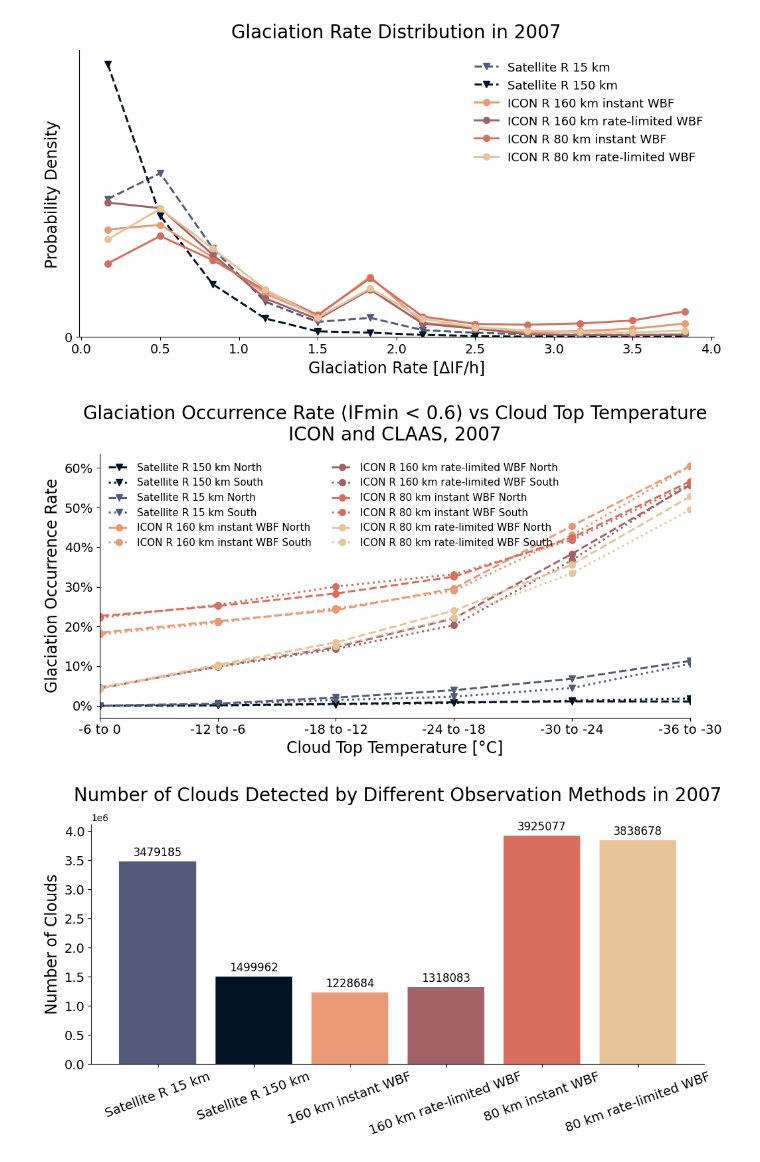
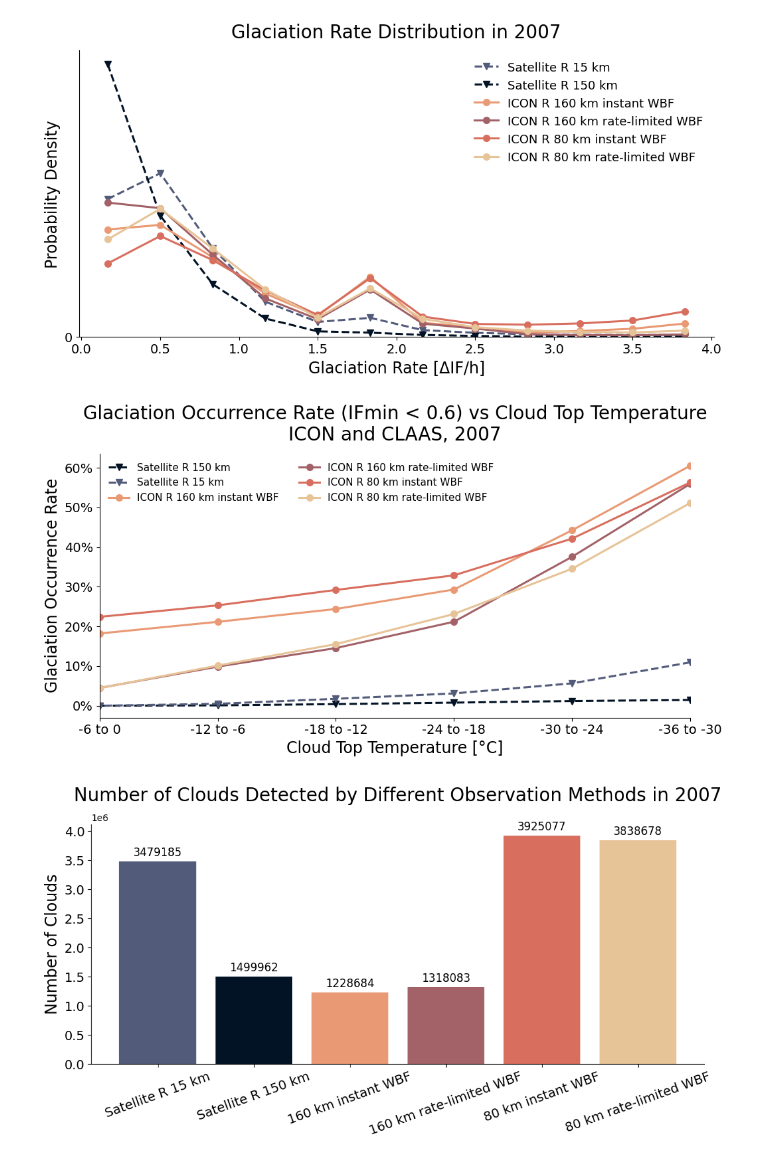
Before and after one commit to DragomirNikolov/MSGI, a Jupyter notebook: plotting/model_vs_satellite_plots_resolution.ipynb, the cells around one changed output. Drawn from its saved outputs; the diff is of its cells as text; code cells hidden in the pictures.

```diff
--- a/plotting/model_vs_satellite_plots_resolution.ipynb
+++ b/plotting/model_vs_satellite_plots_resolution.ipynb
@@ -90,9 +90,9 @@ Cloud_fps: {2007: '/wolke_scratch/dnikolo/GTE_Results/Final_results/2007_all.par
 All temp ranges covered for year 2007.
 # %%
 # config_r2b4_v1 = read_config("/cluster/work/climate/dnikolo/n2o/Glaciation_time_estimator/configs/ICON_output/no_nudging/R2B4/wbf_v1/template.yaml")
-config_r2b4_v1 = read_config("/wolke_scratch/dnikolo/Glaciation_time_estimator/configs/ICON_output/no_nudging/R2B4/wbf_v1/template.yaml")
+config_r2b4_v1 = read_config("/nfs/ch4/wolke_scratch/dnikolo/Glaciation_time_estimator/configs/ICON_output/no_nudging/R2B4/wbf_v1/template.yaml")
 loader_r2b4_v1 = ChunkLoader([2007],config_r2b4_v1,filter=True)
-# config_r2b4_v1 = read_config("/wolke_scratch/dnikolo/Glaciation_time_estimator/configs/ICON_output/wbf_v1_ndg_1y/read_n2o.yaml")
+# config_r2b4_v1 = read_config("/nfs/ch4/wolke_scratch/dnikolo/Glaciation_time_estimator/configs/ICON_output/wbf_v1_ndg_1y/read_n2o.yaml")
 # config_r2b4_v1 = read_config("/nfs/ch4/wolke_scratch/dnikolo/Glaciation_time_estimator/configs/ICON_output/nudged_3y/2007_tracking/01_01.yaml")
 
 # config_r2b4_v1 = read_config("/cluster/work/climate/dnikolo/n2o/Glaciation_time_estimator/configs/ICON_output/nudged_3y/12_02_testing.yaml")
@@ -104,8 +104,8 @@ loader_r2b4_v1 = ChunkLoader([2007],config_r2b4_v1,filter=True)
 # glac_model = pd.read_parquet("/nfs/ch4/wolke_scratch/dnikolo/ICON_Data/no_nudging/R2B4/debug_fwbf_00_v3/postprocessing_output/Results/Agg_03_glaciations_20070115.0000_20070131.2345.parquet")
 # clouds_model= pd.read_parquet("/nfs/ch4/wolke_scratch/dnikolo/ICON_Data/no_nudging/R2B4/debug_no_ndg_v3/postprocessing_output/Results/Agg_03_clouds_20071215.0000_20071231.2345.parquet")
 # glac_model = pd.read_parquet("/nfs/ch4/wolke_scratch/dnikolo/ICON_Data/no_nudging/R2B4/debug_no_ndg_v3/postprocessing_output/Results/Agg_03_glaciations_20071215.0000_20071231.2345.parquet")
-# clouds_model_new_wbf =  pd.read_parquet("/wolke_scratch/dnikolo/ICON_Data/no_nudging/R2B5/wbf_v3/postprocessing_output/Results/Agg_03_clouds_20070115.0000_20070131.2345.parquet")
-# glac_model_new_wbf = pd.read_parquet("/wolke_scratch/dnikolo/ICON_Data/no_nudging/R2B5/wbf_v3/postprocessing_output/Results/Agg_03_glaciations_20070115.0000_20070131.2345.parquet")
+# clouds_model_new_wbf =  pd.read_parquet("/nfs/ch4/wolke_scratch/dnikolo/ICON_Data/no_nudging/R2B5/wbf_v3/postprocessing_output/Results/Agg_03_clouds_20070115.0000_20070131.2345.parquet")
+# glac_model_new_wbf = pd.read_parquet("/nfs/ch4/wolke_scratch/dnikolo/ICON_Data/no_nudging/R2B5/wbf_v3/postprocessing_output/Results/Agg_03_glaciations_20070115.0000_20070131.2345.parquet")
 # pd.read_parquet("/nfs/ch4/wolke_scratch/dnikolo/ICON_Data/no_nudging/R2B5/wbf_v1/postprocessing_output/Results/Agg_03_clouds_20070115.0000_20070131.2345.parquet")
 # %% [output]
 Cloud_fps: {2007: '/nfs/ch4/wolke_scratch/dnikolo/ICON_Data/no_nudging/R2B4/wbf_v1/postprocessing_output/Final_results/2007_all.parquet'}
@@ -118,7 +118,7 @@ Missing cloud coverage for year 2007:
   month=04, half=16-end, temp=-12
   month=04, half=16-end, temp=-6
 # %%
-config_r2b4_v3 = read_config("/wolke_scratch/dnikolo/Glaciation_time_estimator/configs/ICON_output/no_nudging/R2B4/wbf_v3/template.yaml")
+config_r2b4_v3 = read_config("/nfs/ch4/wolke_scratch/dnikolo/Glaciation_time_estimator/configs/ICON_output/no_nudging/R2B4/wbf_v3/template.yaml")
 loader_r2b4_v3 = ChunkLoader([2007],config_r2b4_v3,filter=True)
 # %% [output]
 Cloud_fps: {2007: '/nfs/ch4/wolke_scratch/dnikolo/ICON_Data/no_nudging/R2B4/wbf_v3/postprocessing_output/Final_results/2007_all.parquet'}
@@ -131,7 +131,7 @@ Missing cloud coverage for year 2007:
   month=04, half=16-end, temp=-12
   month=04, half=16-end, temp=-6
 # %%
-config_r2b5_v1 = read_config("/wolke_scratch/dnikolo/Glaciation_time_estimator/configs/ICON_output/no_nudging/R2B5/wbf_v1/template.yaml")
+config_r2b5_v1 = read_config("/nfs/ch4/wolke_scratch/dnikolo/Glaciation_time_estimator/configs/ICON_output/no_nudging/R2B5/wbf_v1/template.yaml")
 loader_r2b5_v1 = ChunkLoader([2007],config_r2b5_v1,filter=True)
 # %% [output]
 Cloud_fps: {2007: '/nfs/ch4/wolke_scratch/dnikolo/ICON_Data/no_nudging/R2B5/wbf_v1/postprocessing_output/Final_results/2007_all.parquet'}
@@ -144,7 +144,7 @@ Missing cloud coverage for year 2007:
   month=04, half=16-end, temp=-12
   month=04, half=16-end, temp=-6
 # %%
-config_r2b5_v3 = read_config("/wolke_scratch/dnikolo/Glaciation_time_estimator/configs/ICON_output/no_nudging/R2B5/wbf_v3/template.yaml")
+config_r2b5_v3 = read_config("/nfs/ch4/wolke_scratch/dnikolo/Glaciation_time_estimator/configs/ICON_output/no_nudging/R2B5/wbf_v3/template.yaml")
 loader_r2b5_v3 = ChunkLoader([2007],config_r2b5_v3,filter=True)
 # %% [output]
 Cloud_fps: {2007: '/nfs/ch4/wolke_scratch/dnikolo/ICON_Data/no_nudging/R2B5/wbf_v3/postprocessing_output/Final_results/2007_all.parquet'}
@@ -726,49 +728,51 @@ low_res_occ_rate = calculate_pole_temp_occurance_rate_glac_possible(
 # Satellite R 150 km
 ax.plot(
     low_res_occ_rate.columns,
-    low_res_occ_rate.loc["North"],
-    label="Satellite R 150 km North",
+    (low_res_occ_rate.loc["North"] + low_res_occ_rate.loc["South"])/2,
+    label="Satellite R 150 km",
     color=color_low_res,
     linestyle="dashed",
     marker="v",
     linewidth=2.2,
     markersize=7
 )
-ax.plot(
-    low_res_occ_rate.columns,
-    low_res_occ_rate.loc["South"],
-    label="Satellite R 150 km South",
-    color=color_low_res,
-    linestyle="dotted",
-    marker="v",
-    linewidth=2.2,
-    markersize=7
-)
+# ax.plot(
+#     low_res_occ_rate.columns,
+#     low_res_occ_rate.loc["South"],
+#     label="Satellite R 150 km South",
+#     color=color_low_res,
+#     linestyle="dotted",
+#     marker="v",
+#     linewidth=2.2,
+#     markersize=7
+# )
 
 # Satellite R 15 km
 ax.plot(
     high_res_occ_rate.columns,
-    high_res_occ_rate.loc["North"],
-    label="Satellite R 15 km North",
+    (high_res_occ_rate.loc["North"] + high_res_occ_rate.loc["South"])/2,
+    label="Satellite R 15 km",
     color=color_high_res,
     linestyle="dashed",
     marker="v",
     linewidth=2.2,
     markersize=7
 )
-ax.plot(
-    high_res_occ_rate.columns,
-    high_res_occ_rate.loc["South"],
-    label="Satellite R 15 km South",
-    color=color_high_res,
-    linestyle="dotted",
-    marker="v",
-    linewidth=2.2,
-    markersize=7
-)
+# ax.plot(
+#     high_res_occ_rate.columns,
+#     high_res_occ_rate.loc["South"],
+#     label="Satellite R 15 km South",
+#     color=color_high_res,
+#     linestyle="dotted",
+#     marker="v",
+#     linewidth=2.2,
+#     markersize=7
+# )
 
 # ICON model results
 for resolution, wbf_results in model_results.items():
+    # if resolution =="r2b5":
+    #     continue
     for wbf, variables in wbf_results.items():
         model_occ_rate = calculate_pole_temp_occurance_rate_glac_possible(
             (variables["cloud"], None, None)
@@ -776,24 +780,24 @@ for resolution, wbf_results in model_results.items():
 
         ax.plot(
             model_occ_rate.columns,
-            model_occ_rate.loc["North"],
-            label=f"ICON R {labels_model[resolution][wbf]} North",
+            (model_occ_rate.loc["North"]+model_occ_rate.loc["South"])/2,
+            label=f"ICON R {labels_model[resolution][wbf]}",
             color=colors_model[resolution][wbf],
-            linestyle="dashed",
+            linestyle="solid",
             marker="o",
             linewidth=2.2,
             markersize=7
         )
-        ax.plot(
-            model_occ_rate.columns,
-            model_occ_rate.loc["South"],
-            label=f"ICON R {labels_model[resolution][wbf]} South",
-            color=colors_model[resolution][wbf],
-            linestyle="dotted",
-            marker="o",
-            linewidth=2.2,
-            markersize=7
-        )
+        # ax.plot(
+        #     model_occ_rate.columns,
+        #     model_occ_rate.loc["South"],
+        #     label=f"ICON R {labels_model[resolution][wbf]} South",
+        #     color=colors_model[resolution][wbf],
+        #     linestyle="dotted",
+        #     marker="o",
+        #     linewidth=2.2,
+        #     markersize=7
+        # )
 
 # Axis limits and direction
 ax.set_xlim(-36, -6)
@@ -812,35 +816,35 @@ ax.set_ylabel("Glaciation Occurrence Rate", fontsize=17)
 ax.tick_params(axis="x", labelsize=14)
 ax.tick_params(axis="y", labelsize=14)
 ax.yaxis.set_major_formatter(PercentFormatter(xmax=1, decimals=0))
 
 ax.set_xticks(
     np.arange(-36, -6 + 1, 6),
     labels=[f"{i} to {i + 6}" for i in range(-36, 0, 6)]
 )
 
 # Remove top and right axes
 ax.spines["top"].set_visible(False)
 ax.spines["right"].set_visible(False)
 
 # Legend
 ax.legend(
     fontsize=11,
     frameon=False,
     loc="upper left",
     ncol=2
 )
 
 # Cleaner spacing
 plt.tight_layout()
 
 plt.savefig(
-    "/wolke_scratch/dnikolo/MSGI/figures/glaciation_occurrence_rate_vs_ctt_no_nudging.png",
+    "/nfs/ch4/wolke_scratch/dnikolo/MSGI/figures/glaciation_occurrence_rate_vs_ctt_no_nudging.png",
     transparent=True,
     bbox_inches="tight",
     dpi=300
 )
 # %% [output]
-[figure, old version]
+[figure, new version]
 # %%
 import pandas as pd
 import matplotlib.pyplot as plt
```
Also changed, not shown: parts of 10 cells of this notebook, 7 other files.
